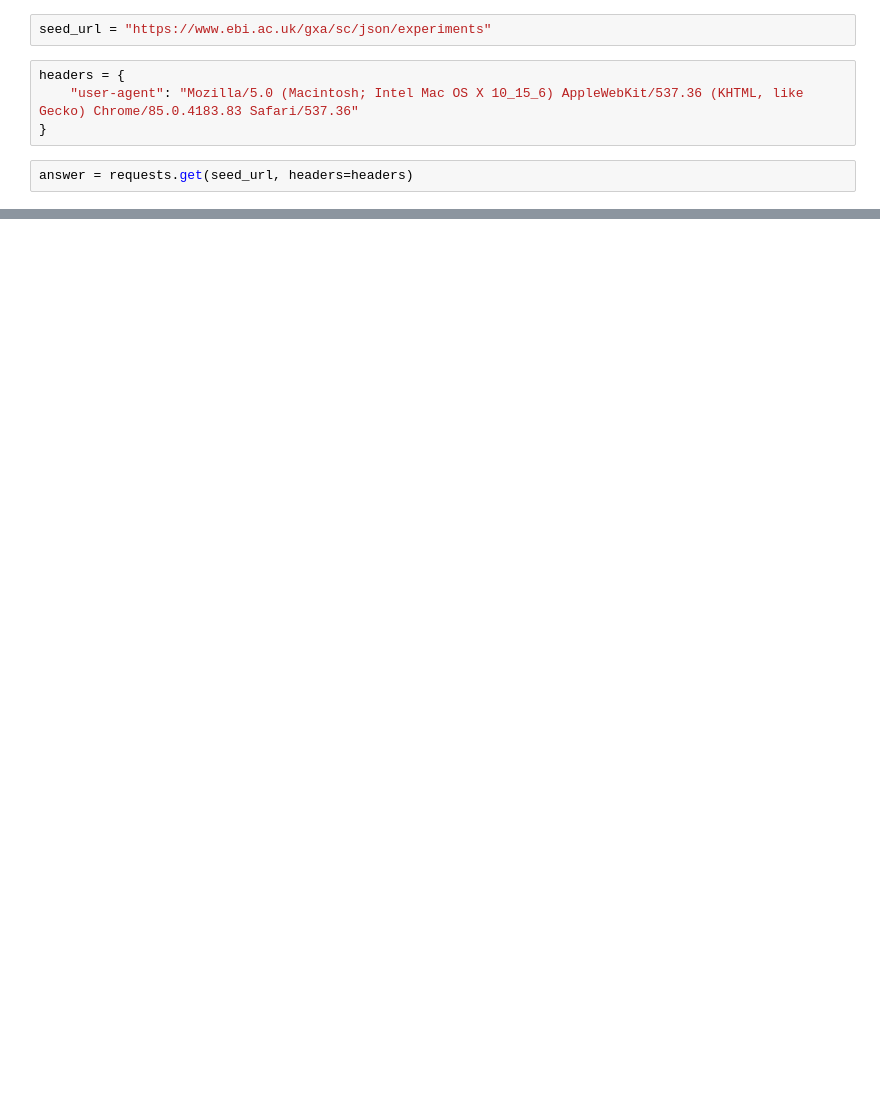
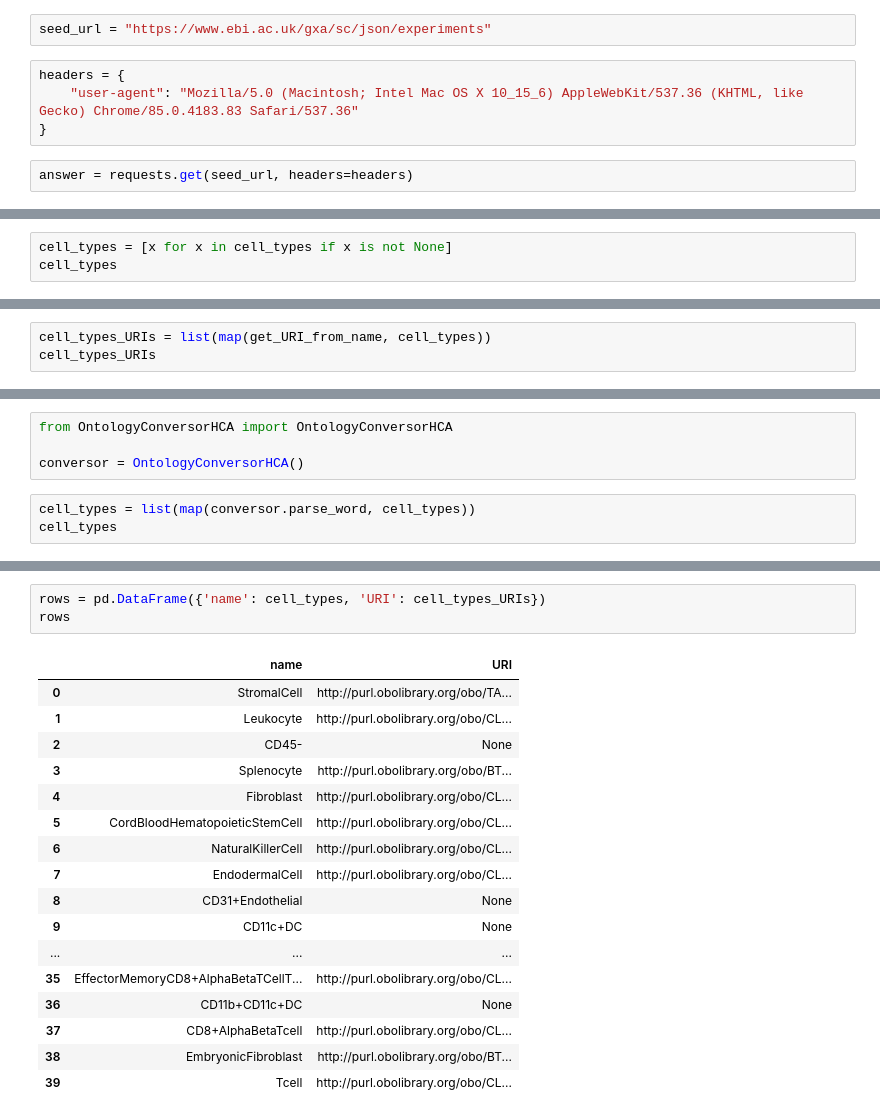
Before and after one commit to edusalcas/single-cell, a Jupyter notebook: SingleCell-PyProject/Standard_Cell_Types.ipynb, the cells around one changed output, grey strips where cells are left out. Saved outputs shown, nothing was run; the diff lists cells and outputs as text; blank space fills up the shorter version.

```diff
--- a/SingleCell-PyProject/Standard_Cell_Types.ipynb
+++ b/SingleCell-PyProject/Standard_Cell_Types.ipynb
@@ -226,0 +196,3 @@ df_ct.to_excel('../SingleCell-Files/cell_types.xlsx', index=False)
+# %%
+cell_types = [x for x in cell_types if x is not None]
+cell_types
@@ -226,0 +217,3 @@ df_ct.to_excel('../SingleCell-Files/cell_types.xlsx', index=False)
+# %%
+cell_types_URIs = list(map(get_URI_from_name, cell_types))
+cell_types_URIs
@@ -226,0 +252,7 @@ df_ct.to_excel('../SingleCell-Files/cell_types.xlsx', index=False)
+# %%
+from OntologyConversorHCA import OntologyConversorHCA
+
+conversor = OntologyConversorHCA()
+# %%
+cell_types = list(map(conversor.parse_word, cell_types))
+cell_types
@@ -226,0 +277,21 @@ df_ct.to_excel('../SingleCell-Files/cell_types.xlsx', index=False)
+# %%
+rows = pd.DataFrame({'name': cell_types, 'URI': cell_types_URIs})
+rows
+# %% [output]
+|  | name | URI |
+| 0 | StromalCell | http://purl.obolibrary.org/obo/TA... |
+| 1 | Leukocyte | http://purl.obolibrary.org/obo/CL... |
+| 2 | CD45- | None |
+| 3 | Splenocyte | http://purl.obolibrary.org/obo/BT... |
+| 4 | Fibroblast | http://purl.obolibrary.org/obo/CL... |
+| 5 | CordBloodHematopoieticStemCell | http://purl.obolibrary.org/obo/CL... |
+| 6 | NaturalKillerCell | http://purl.obolibrary.org/obo/CL... |
+| 7 | EndodermalCell | http://purl.obolibrary.org/obo/CL... |
+| 8 | CD31+Endothelial | None |
+| 9 | CD11c+DC | None |
+| ... | ... | ... |
+| 35 | EffectorMemoryCD8+AlphaBetaTCellT... | http://purl.obolibrary.org/obo/CL... |
+| 36 | CD11b+CD11c+DC | None |
+| 37 | CD8+AlphaBetaTcell | http://purl.obolibrary.org/obo/CL... |
+| 38 | EmbryonicFibroblast | http://purl.obolibrary.org/obo/BT... |
+| 39 | Tcell | http://purl.obolibrary.org/obo/CL... |
```
Also changed, not shown: parts of 40 cells of this notebook, 20 other files.
